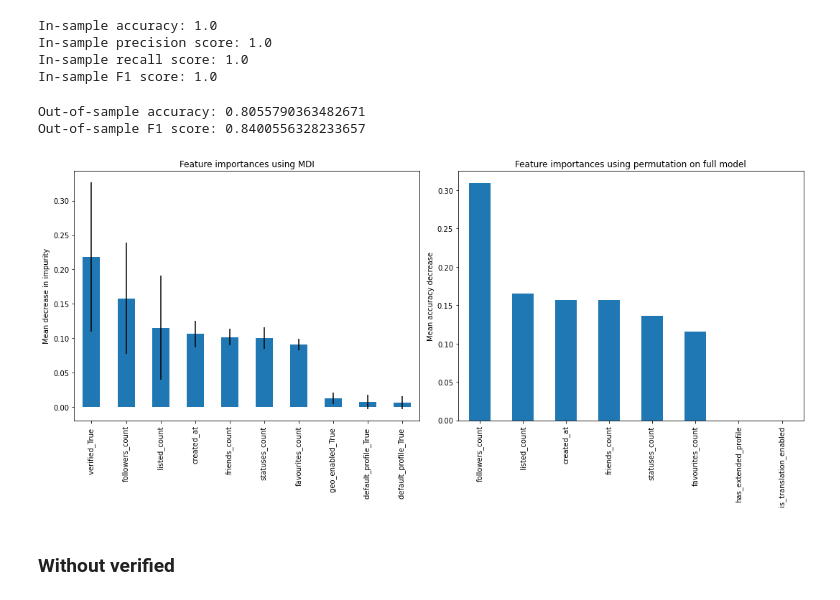
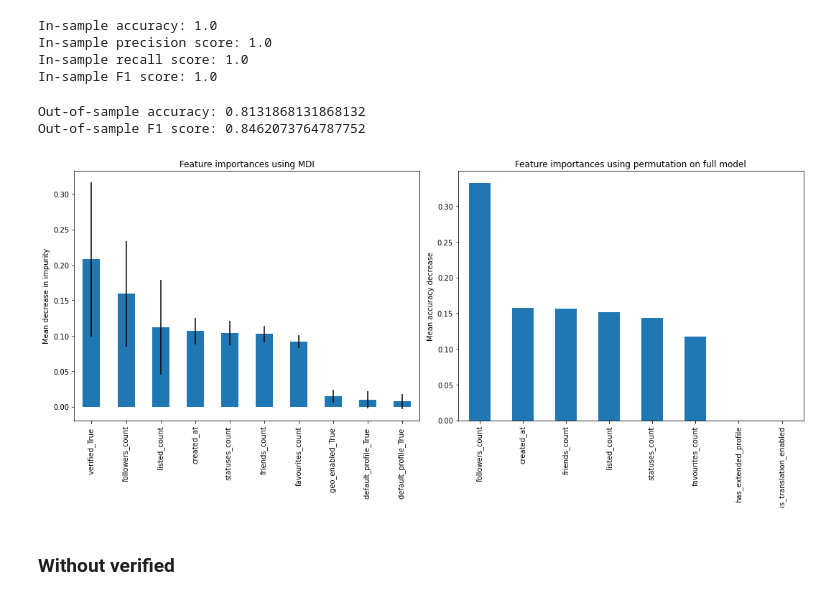
Before and after one commit to johnchrishays/bot-detection, a Jupyter notebook: Simple Decision Rules Give High Accuracy for Detecting Social Bots on Benchmark Datasets.ipynb, the cells around one changed output. Saved outputs shown, nothing was run; the diff lists cells and outputs as text; code cells hidden in the pictures.

```diff
--- a/Simple Decision Rules Give High Accuracy for Detecting Social Bots on Benchmark Datasets.ipynb
+++ b/Simple Decision Rules Give High Accuracy for Detecting Social Bots on Benchmark Datasets.ipynb
@@ -154,14 +152,11 @@ DUMMY_COLUMNS = ['lang',
                   'default_profile',
                   'default_profile_image',
                   'utc_offset',
-                  'is_translator',
                   'default_profile',
                   'default_profile_image',
                   'profile_background_tile',
                   'utc_offset',
-                  'is_translator',
                   'protected',
-                  'contributors_enabled',
                   'geo_enabled',
                   'verified',
                   'profile_use_background_image']
@@ -183,7 +187,7 @@ def load_twibot(path, drop_extra_cols=[]):
         if (col in ['is_translation_enabled', 'has_extended_profile']):
             twibot_df[col] = twibot_df[col].astype(bool).astype(int)
     drop_cols = COLUMNS_TO_DROP + ['profile_location', 'entities', 'id_str'] + drop_extra_cols
-    twibot_one_hot = preprocess(twibot_df, drop_cols, [ent for ent in DUMMY_COLUMNS if ent not in drop_cols])
+    twibot_one_hot = preprocess(twibot_df, drop_cols, [ent for ent in DUMMY_COLUMNS + ['is_translator', 'contributors_enabled'] if ent not in drop_cols])
     return twibot_df, twibot_one_hot, twibot_labels
 
 twibot_df, twibot_one_hot, twibot_labels = load_twibot("./data/Twibot-20/train.json")
@@ -225,15 +229,15 @@ In-sample F1 score: 1.0
 # %%
 oos_score(rf_clf, twibot_one_hot_test[shared_columns], twibot_labels_test)
 # %% [output]
-Out-of-sample accuracy: 0.8055790363482671
-Out-of-sample F1 score: 0.8400556328233657
+Out-of-sample accuracy: 0.8131868131868132
+Out-of-sample F1 score: 0.8462073764787752
 # %%
 fig, axes = plt.subplots(1,2, figsize=(15,7))
 mdi_feature_importance(rf_clf, list(twibot_one_hot[shared_columns].columns), axes[0])
-permutation_feature_importance(axes[1], twibot_df, twibot_labels, DUMMY_COLUMNS)
+permutation_feature_importance(axes[1], twibot_df, twibot_labels, DUMMY_COLUMNS + ['is_translator', 'contributors_enabled'])
 fig.tight_layout()
 # %% [output]
-[figure, old version]
+[figure, new version]
 # %% [markdown]
 ### Without verified
 # %%
```
Also changed, not shown: parts of 23 cells of this notebook.
